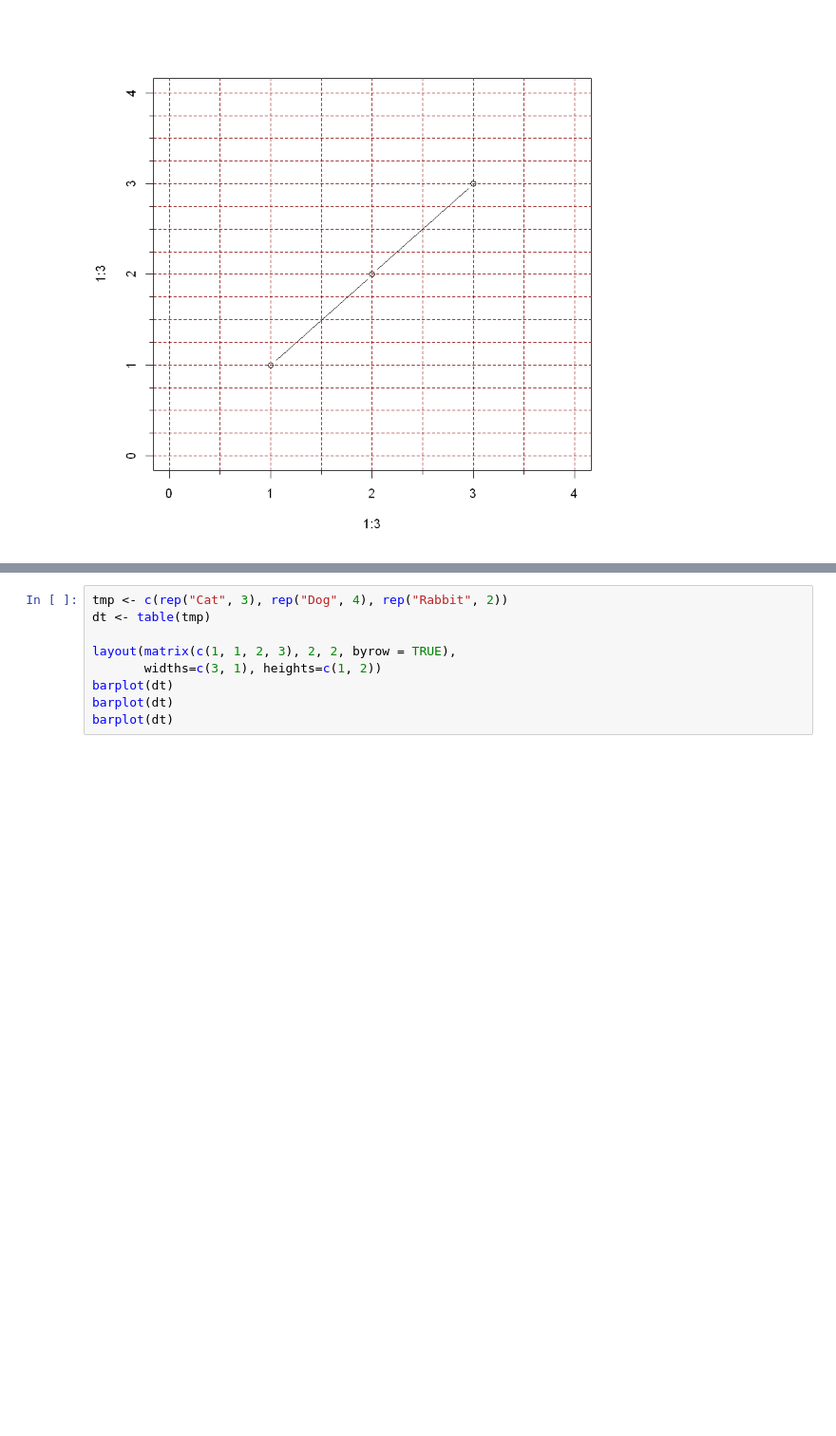
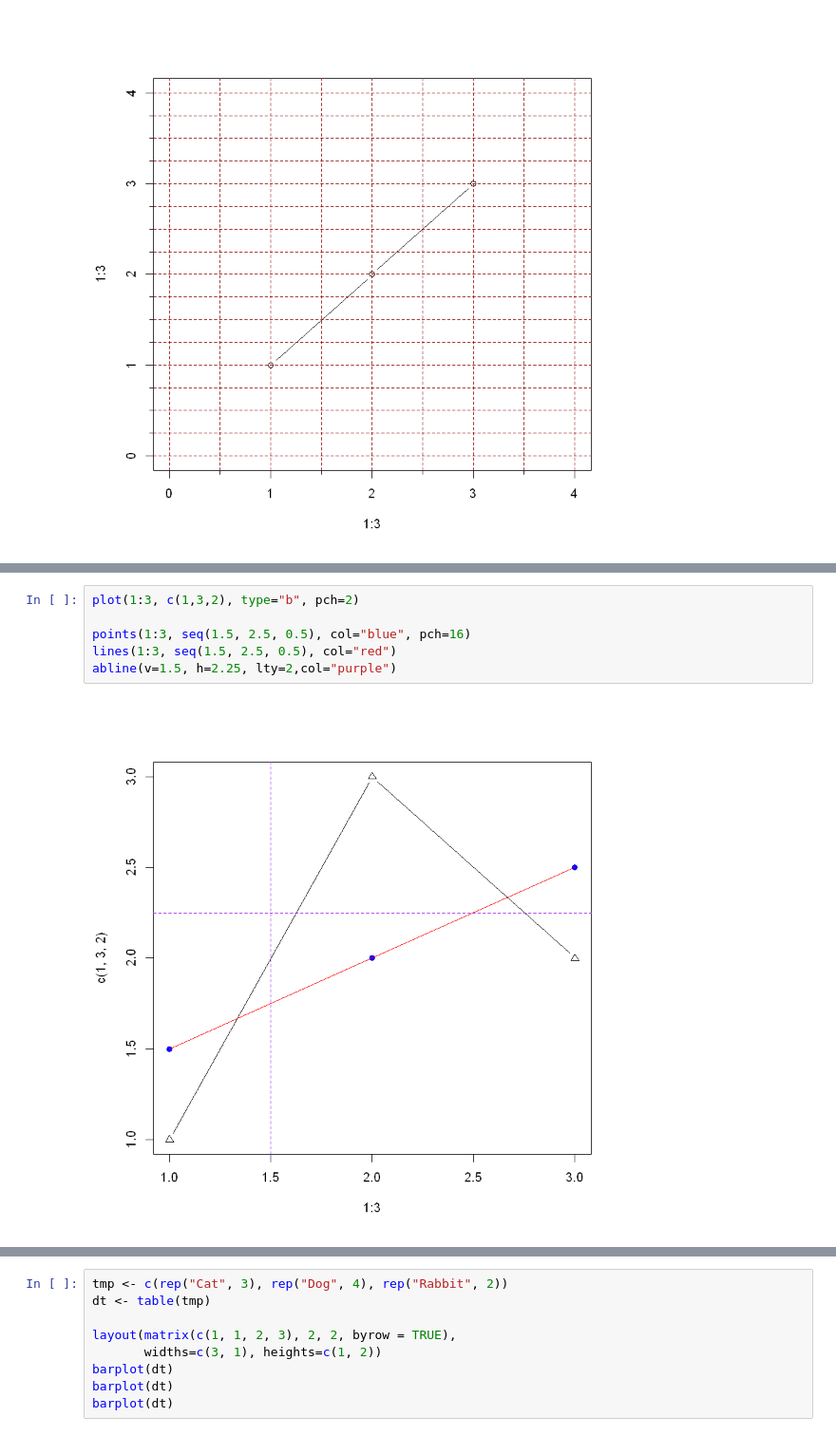
Before and after one commit to wklchris/wklchris.github.io, a Jupyter notebook: ipynb/R-plotting-basic.ipynb, the cells around one changed output, grey strips where cells are left out. Shown at 95% size. Saved outputs shown, nothing was run; the diff lists cells and outputs as text; blank space fills up the shorter version.

Commit message:
Update R-plotting-basic: points()/lines().

```diff
--- a/ipynb/R-plotting-basic.ipynb
+++ b/ipynb/R-plotting-basic.ipynb
@@ -316,0 +316,8 @@ layout(matrix(c(1,1,2,3), 2, 2, byrow = TRUE))
+# %%
+plot(1:3, c(1,3,2), type="b", pch=2)
+
+points(1:3, seq(1.5, 2.5, 0.5), col="blue", pch=16)
+lines(1:3, seq(1.5, 2.5, 0.5), col="red")
+abline(v=1.5, h=2.25, lty=2,col="purple")
+# %% [output]
+[figure, added]
```
Also changed, not shown: parts of 3 cells of this notebook, 12 other files.
